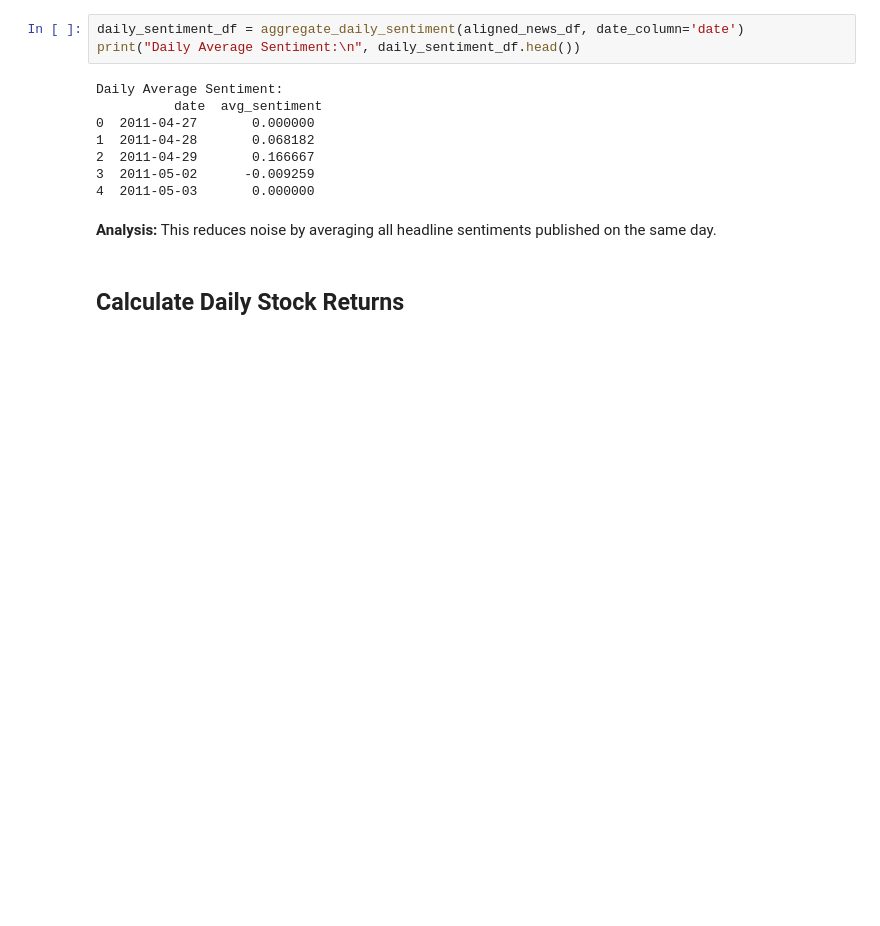
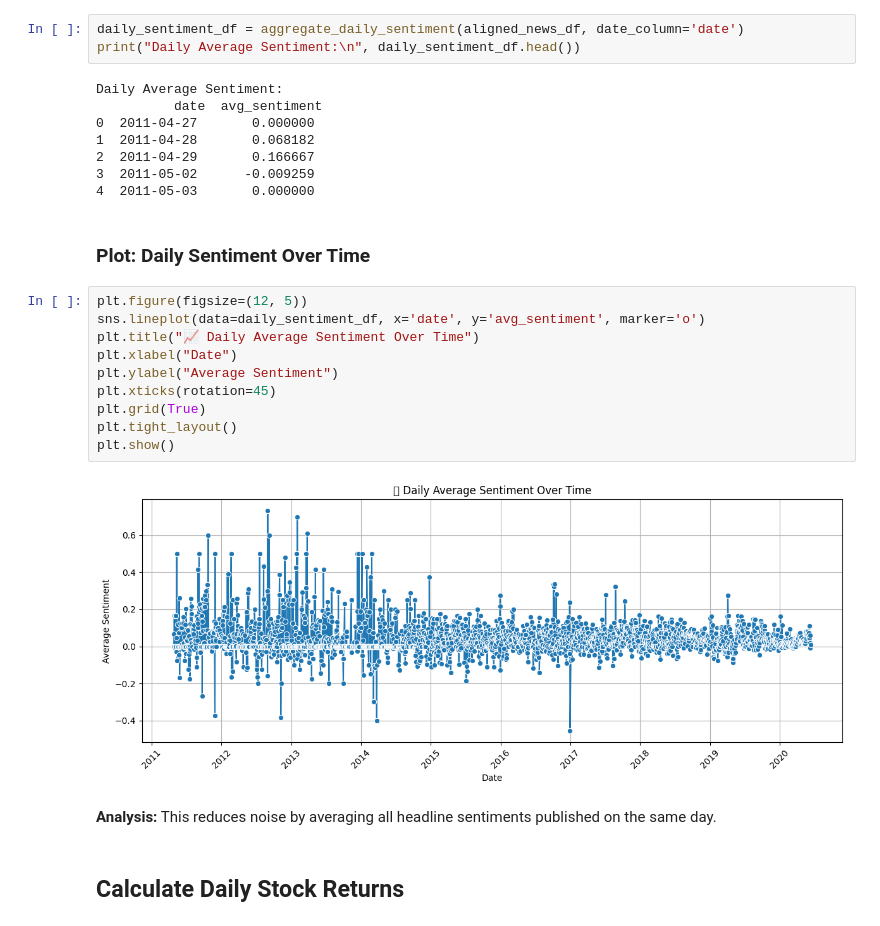
Before and after one commit to michaWorku/news-sentiment-stock-analysis, a Jupyter notebook: notebooks/correlation_analysis.ipynb, the cells around one changed output. Drawn from its saved outputs; the diff is of its cells as text; blank space fills up the shorter version.

Commit message:
add plots to visualize results - Daily sentiment over time - Daily stock returns - Scater sentiment vs dail return - Combined sentiment and return overlay

```diff
--- a/notebooks/correlation_analysis.ipynb
+++ b/notebooks/correlation_analysis.ipynb
@@ -97,6 +99,20 @@ Daily Average Sentiment:
 2  2011-04-29       0.166667
 3  2011-05-02      -0.009259
 4  2011-05-03       0.000000
+# %% [markdown]
+### Plot: Daily Sentiment Over Time
+# %%
+plt.figure(figsize=(12, 5))
+sns.lineplot(data=daily_sentiment_df, x='date', y='avg_sentiment', marker='o')
+plt.title("📈 Daily Average Sentiment Over Time")
+plt.xlabel("Date")
+plt.ylabel("Average Sentiment")
+plt.xticks(rotation=45)
+plt.grid(True)
+plt.tight_layout()
+plt.show()
+# %% [output]
+[figure, added]
 # %% [markdown]
 **Analysis:** This reduces noise by averaging all headline sentiments published on the same day.
 # %% [markdown]
```
Also changed, not shown: parts of 8 cells of this notebook.
